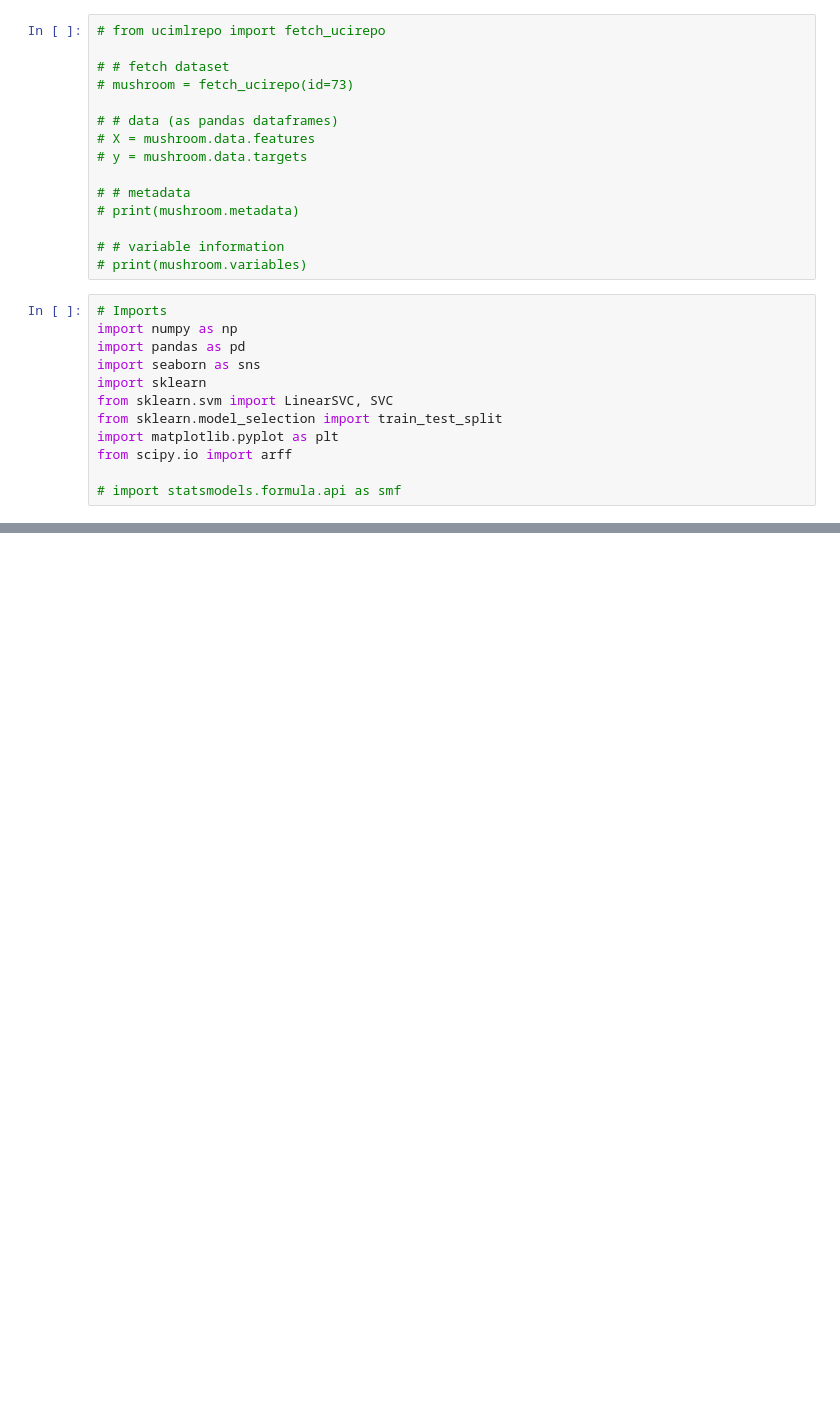
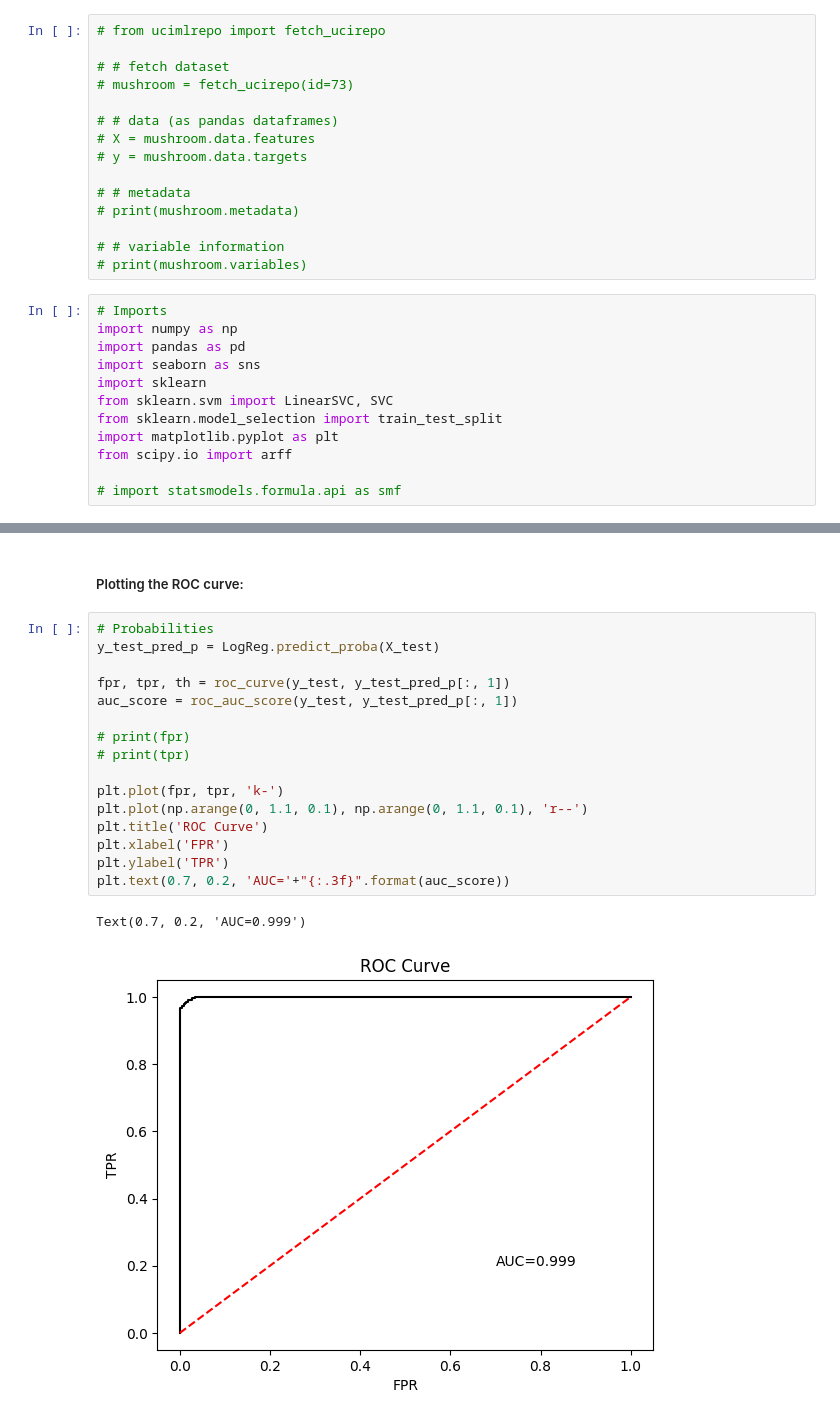
Before and after one commit to bxue2/Supervised-Learning-Final, a Jupyter notebook: influenza_final.ipynb, the cells around one changed output, grey strips where cells are left out. Drawn from its saved outputs; the diff is of its cells as text; blank space fills up the shorter version.

```diff
--- a/influenza_final.ipynb
+++ b/influenza_final.ipynb
@@ -179,0 +230,21 @@ model_svc = SVC()
+# %% [markdown]
+##### Plotting the ROC curve:
+# %%
+# Probabilities
+y_test_pred_p = LogReg.predict_proba(X_test)
+
+fpr, tpr, th = roc_curve(y_test, y_test_pred_p[:, 1])
+auc_score = roc_auc_score(y_test, y_test_pred_p[:, 1])
+
+# print(fpr)
+# print(tpr)
+
+plt.plot(fpr, tpr, 'k-')
+plt.plot(np.arange(0, 1.1, 0.1), np.arange(0, 1.1, 0.1), 'r--')
+plt.title('ROC Curve')
+plt.xlabel('FPR')
+plt.ylabel('TPR')
+plt.text(0.7, 0.2, 'AUC='+"{:.3f}".format(auc_score))
+# %% [output]
+Text(0.7, 0.2, 'AUC=0.999')
+[figure, added]
```
Also changed, not shown: parts of 28 cells of this notebook.
